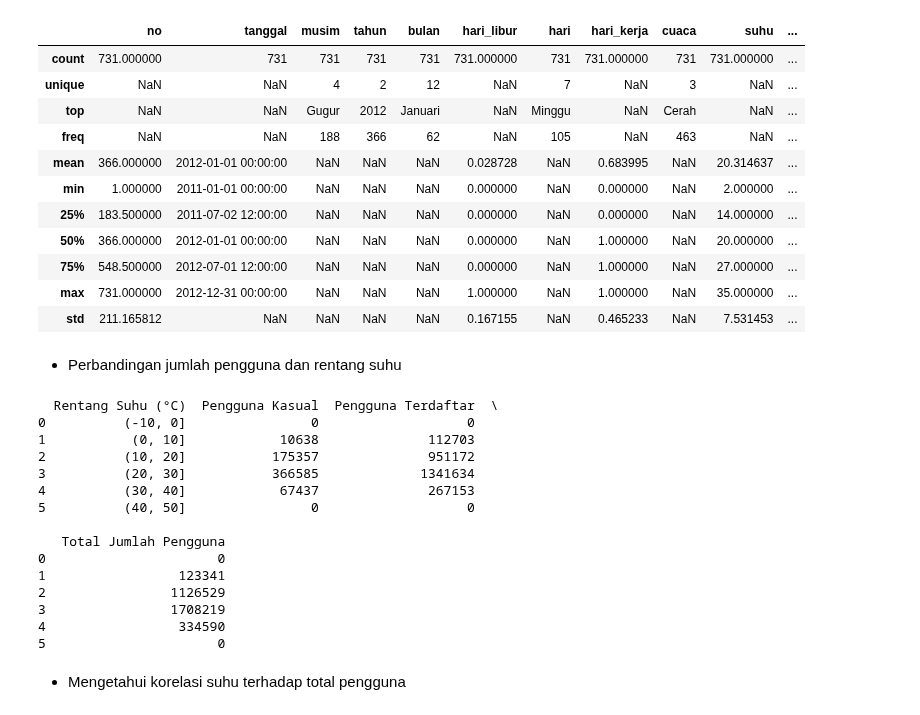
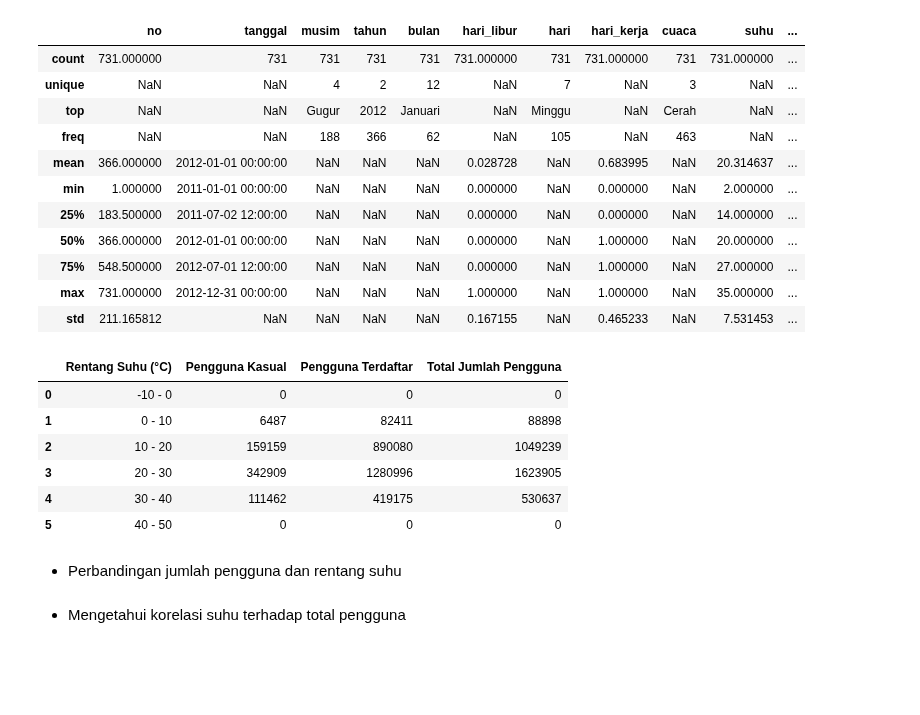
Before and after one commit to richalfajril/proyek-bike-sharing-dataset, a Jupyter notebook: notebook.ipynb, the cells around one changed output. Saved outputs shown, nothing was run; the diff lists cells and outputs as text; code cells hidden in the pictures; blank space fills up the shorter version.

```diff
--- a/notebook.ipynb
+++ b/notebook.ipynb
@@ -568,35 +568,32 @@ day_df.describe(include='all')
 | 75% | 548.500000 | 2012-07-01 12:00:00 | NaN | NaN | NaN | 0.000000 | NaN | 1.000000 | NaN | 27.000000 | ... |
 | max | 731.000000 | 2012-12-31 00:00:00 | NaN | NaN | NaN | 1.000000 | NaN | 1.000000 | NaN | 35.000000 | ... |
 | std | 211.165812 | NaN | NaN | NaN | NaN | 0.167155 | NaN | 0.465233 | NaN | 7.531453 | ... |
+# %%
+suhu_bins = [-10, 0, 10, 20, 30, 40, 50]
+suhu_labels = ['-10 - 0', '0 - 10', '10 - 20', '20 - 30', '30 - 40', '40 - 50']
+
+suhu_agg = round(day_df.groupby(
+    by=pd.cut(day_df['suhu'], bins=suhu_bins, labels=suhu_labels, include_lowest=True, right=False),
+    observed=False
+).agg({
+    'kasual': 'sum',
+    'terdaftar': 'sum',
+    'total': 'sum'
+}), 2).reset_index().sort_values(by=[], ascending=False)
+
+suhu_agg.columns = ['Rentang Suhu (°C)', 'Pengguna Kasual', 'Pengguna Terdaftar', 'Total Jumlah Pengguna']
+
+suhu_agg
+# %% [output]
+|  | Rentang Suhu (°C) | Pengguna Kasual | Pengguna Terdaftar | Total Jumlah Pengguna |
+| 0 | -10 - 0 | 0 | 0 | 0 |
+| 1 | 0 - 10 | 6487 | 82411 | 88898 |
+| 2 | 10 - 20 | 159159 | 890080 | 1049239 |
+| 3 | 20 - 30 | 342909 | 1280996 | 1623905 |
+| 4 | 30 - 40 | 111462 | 419175 | 530637 |
+| 5 | 40 - 50 | 0 | 0 | 0 |
 # %% [markdown]
 - Perbandingan jumlah pengguna dan rentang suhu
-# %%
-suhu_agg = round(day_df.groupby(
-    by=pd.cut(day_df['suhu'], bins=[-10, 0, 10, 20, 30, 40, 50])
-, observed=False).agg({
-    'kasual': 'sum',
-    'terdaftar': 'sum',
-    'total': 'sum'
-}), 2).reset_index().sort_values(by=[], ascending=False)
-
-suhu_agg.columns = ['Rentang Suhu (°C)', 'Pengguna Kasual', 'Pengguna Terdaftar', 'Total Jumlah Pengguna']
-print(suhu_agg)
-# %% [output]
-  Rentang Suhu (°C)  Pengguna Kasual  Pengguna Terdaftar  \
-0          (-10, 0]                0                   0
-1           (0, 10]            10638              112703
-2          (10, 20]           175357              951172
-3          (20, 30]           366585             1341634
-4          (30, 40]            67437              267153
-5          (40, 50]                0                   0
-
-   Total Jumlah Pengguna
-0                      0
-1                 123341
-2                1126529
-3                1708219
-4                 334590
-5                      0
 # %% [markdown]
 - Mengetahui korelasi suhu terhadap total pengguna
 # %%
```
Also changed, not shown: parts of 4 cells of this notebook, 1 other file.
